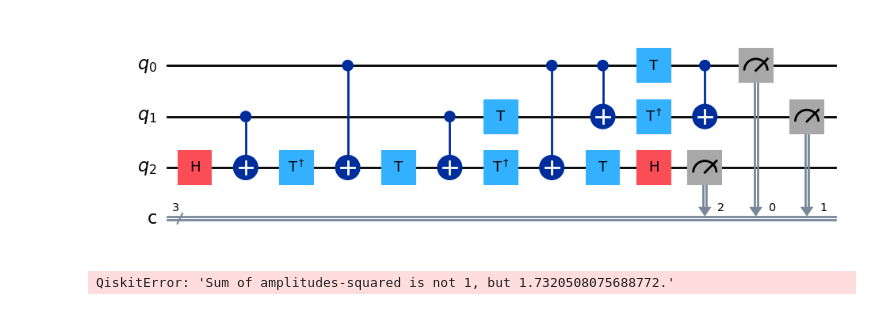
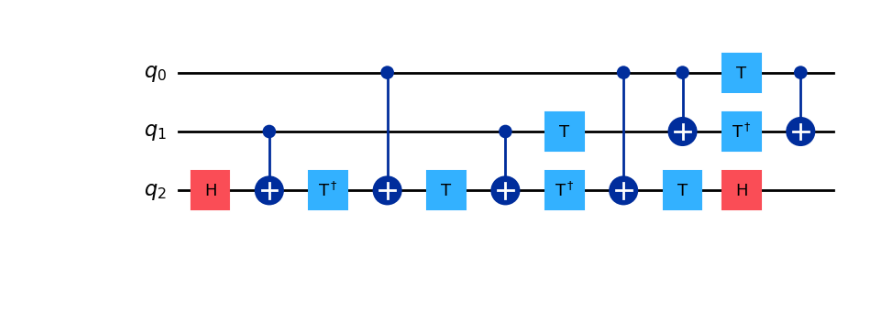
Before and after one commit to cristianliebana/Qiskit_1b, a Jupyter notebook: Qiskit Práctica.ipynb, the cells around one changed output. Cells and saved outputs as stored; diff of their text form; code cells hidden in the pictures; blank space fills up the shorter version.

```diff
--- a/Qiskit Práctica.ipynb
+++ b/Qiskit Práctica.ipynb
@@ -6,46 +8,23 @@ import matplotlib.pyplot as plt
 # %%
-# Crear un circuito de 3 qubits y 3 bits clásicos
-num_qubits = 3
-
-# Crear un registro cuántico y un registro clásico
-qc = QuantumCircuit(num_qubits, num_qubits)
-
+# Creamos el circuito del Ejercicio 1
+qc = QuantumCircuit(3)
 qc.h([2])
-qc.cx([1],[2])
+qc.cx([1], [2])
 qc.tdg([2])
-qc.cx([0],[2])
+qc.cx([0], [2])
 qc.t([2])
-qc.cx([1],[2])
+qc.cx([1], [2])
 qc.t([1])
 qc.tdg([2])
-qc.cx([0],[2])
-qc.cx([0],[1])
+qc.cx([0], [2])
+qc.cx([0], [1])
 qc.t([2])
 qc.h([2])
 qc.tdg([1])
 qc.t([0])
-qc.cx([0],[1])
+qc.cx([0], [1])
 
-# Medir los qubits
-qc.measure([0,1,2], [0,1,2])
-
-# Dibujar el circuito
+# Dibujamos el circuito
 qc.draw('mpl')
 # %% [output]
-[figure, old version]
+[figure, new version]
-# %%
-# Estado de entrada (por ejemplo, |111⟩)
-input_state = [1, 1, 1]
-
-# Aplicar la puerta inicial al estado de entrada
-qc.initialize(input_state, [0, 1, 2])
-
-# Simular el circuito
-simulator = Aer.get_backend('statevector_simulator')
-result = execute(qc, simulator).result()
-output_state = result.get_statevector()
-
-print("Estado de entrada:", input_state)
-print("Estado de salida:", output_state)
-# %% [output]
-QiskitError: 'Sum of amplitudes-squared is not 1, but 1.7320508075688772.'
```
Also changed, not shown: parts of 8 cells of this notebook.
